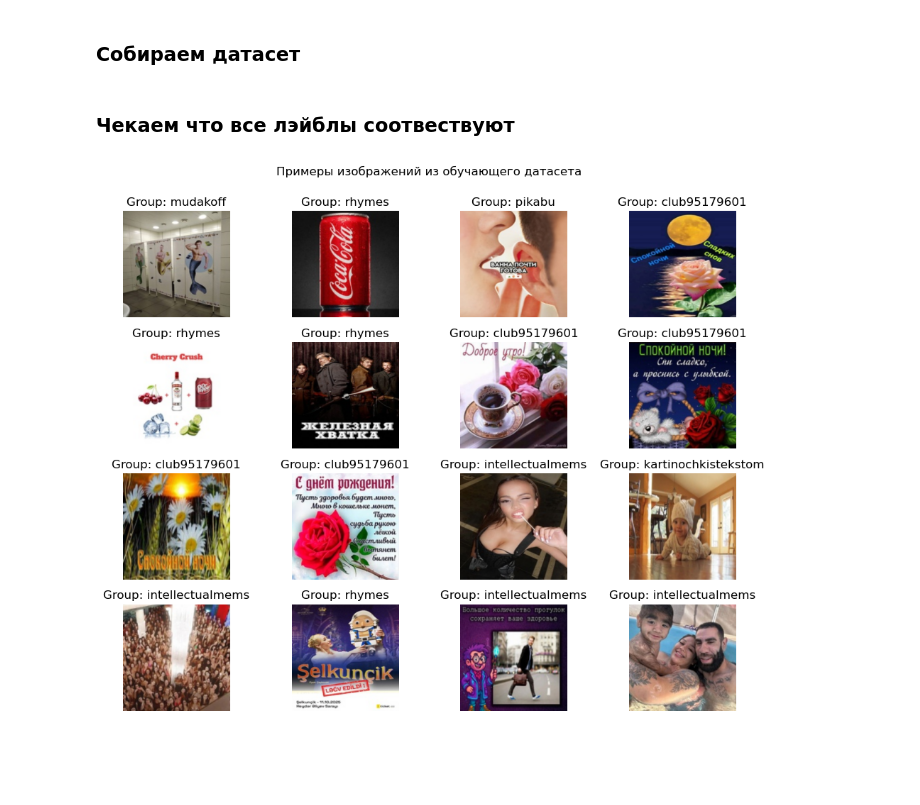
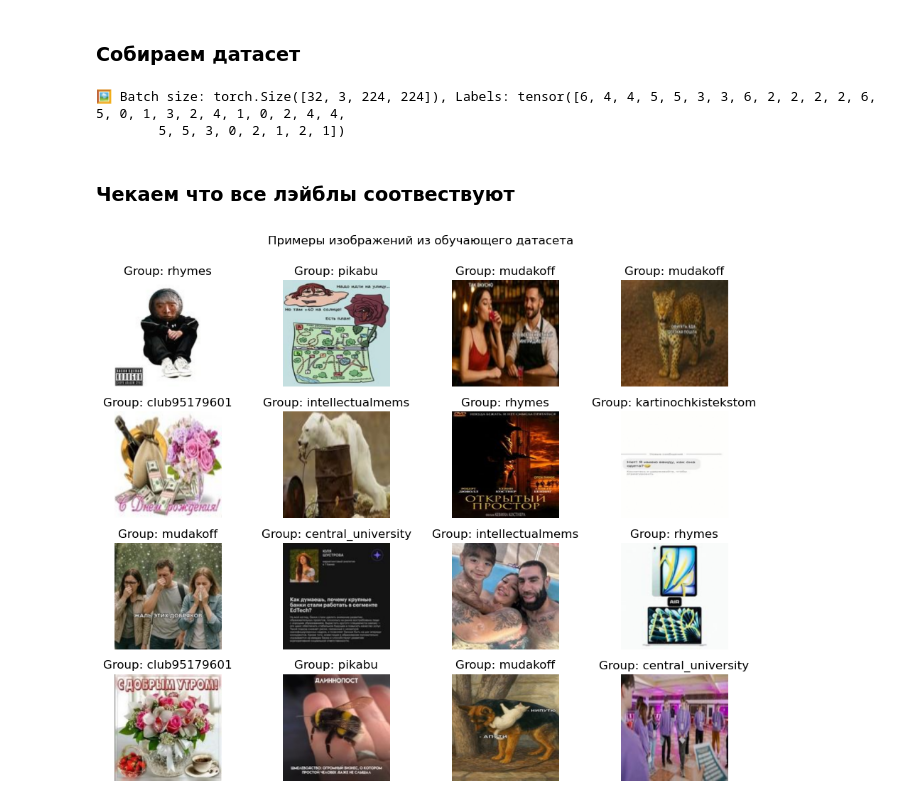
Before and after one commit to Mhlgvr/memobot, a Jupyter notebook: notebooks/parse_data.ipynb, the cells around one changed output. Saved outputs shown, nothing was run; the diff lists cells and outputs as text; code cells hidden in the pictures; blank space fills up the shorter version.

```diff
--- a/notebooks/parse_data.ipynb
+++ b/notebooks/parse_data.ipynb
@@ -315,21 +345,63 @@ torch.save({
+# %%
+from torch.utils.data import Dataset, DataLoader
+
+
+class VkDataset(Dataset):
+    def __init__(self, df, img_dir, transform=None):
+        self.df = df
+        self.img_dir = img_dir
+        self.transform = transform
+
+    def __len__(self):
+        return len(self.df)
+
+    def __getitem__(self, idx):
+        row = self.df.iloc[idx]
+        img_path = os.path.join(self.img_dir, row['filename'])
+        image = Image.open(img_path).convert('RGB')
+        label = int(row['label'])
+
+        if self.transform:
+            image = self.transform(image)
+
+        return image, label
+# %%
+transform = transforms.Compose([
+    transforms.Resize((224, 224)),
+    transforms.ToTensor(),
+])
+images_folder = '/Users/mhlgvr/Documents/Yandex.Disk.localized/CU2/AI/Bootcamps 2025/memobot/data/train'
+
+data = VkDataset(train_df, images_folder, transform=transform)
+dataloader = DataLoader(data, batch_size=32, shuffle=True)
+
+for images, labels in dataloader:
+    print(f"🖼️ Batch size: {images.size()}, Labels: {labels}")
+    break
+# %% [output]
+🖼️ Batch size: torch.Size([32, 3, 224, 224]), Labels: tensor([6, 4, 4, 5, 5, 3, 3, 6, 2, 2, 2, 2, 6, 5, 0, 1, 3, 2, 4, 1, 0, 2, 4, 4,
+        5, 5, 3, 0, 2, 1, 2, 1])
 # %% [markdown]
 ### Чекаем что все лэйблы соотвествуют
 # %%
 import matplotlib.pyplot as plt
+
+groups = ['central_university', 'intellectualmems', 'mudakoff', 'club95179601', 'pikabu', 'rhymes', 'kartinochkistekstom']
+
 plt.subplots(4, 4, figsize=(10, 8))
 plt.suptitle("Примеры изображений из обучающего датасета")
-j = 0
+j = 1
 for i in np.random.randint(0, len(data), 16):
-    plt.subplot(4, 4, j + 1)
+    plt.subplot(4, 4, j)
     j += 1
     img = data[i][0]
-    label = data[i][1].item()
+    label = data[i][1]
     plt.imshow(img.permute(1, 2, 0).numpy())  # Преобразуем тензор в формат [H, W, C]
     plt.title(f"Group: {groups[label]}")
     plt.axis('off')
 
 plt.tight_layout()
 plt.subplots_adjust(top=0.9)
 plt.show()
 # %% [output]
-[figure, old version]
+[figure, new version]
```
Also changed, not shown: parts of 14 cells of this notebook, 16 other files.
